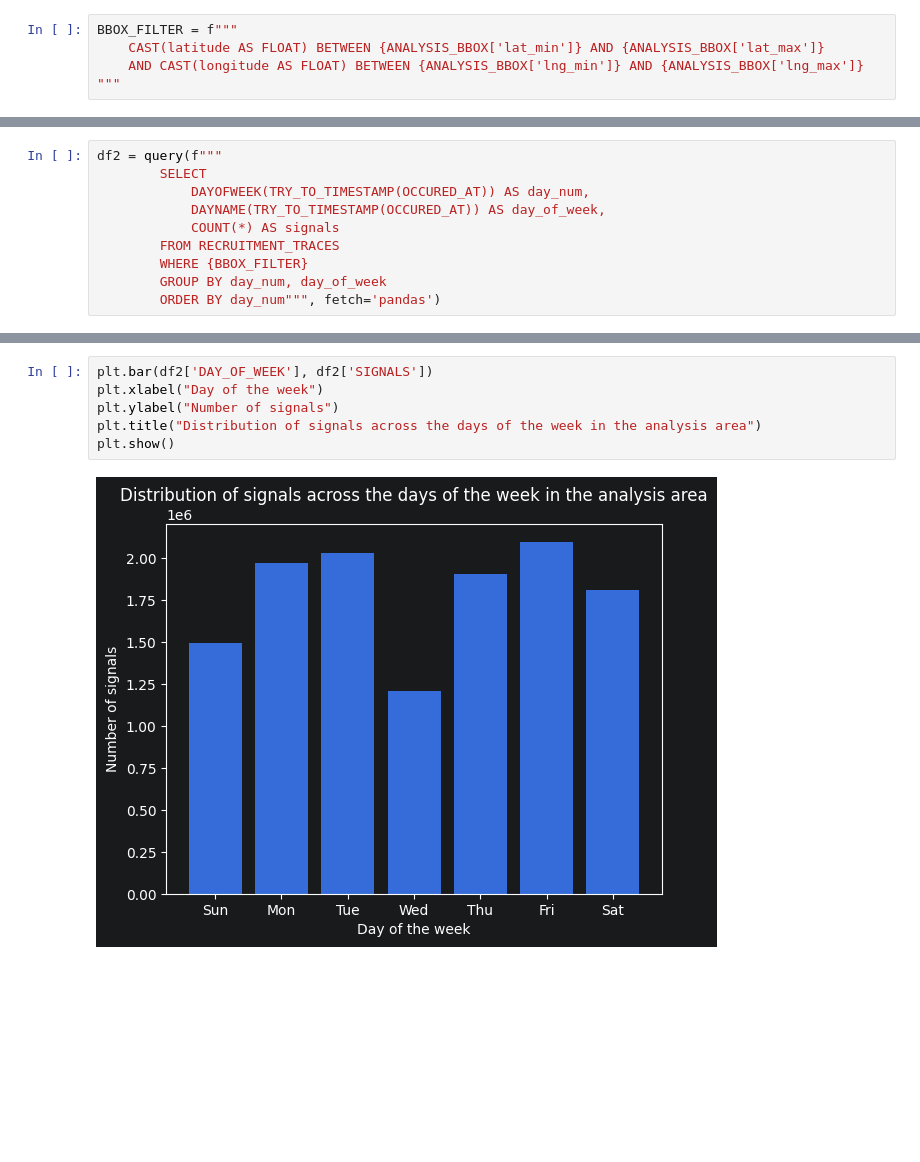
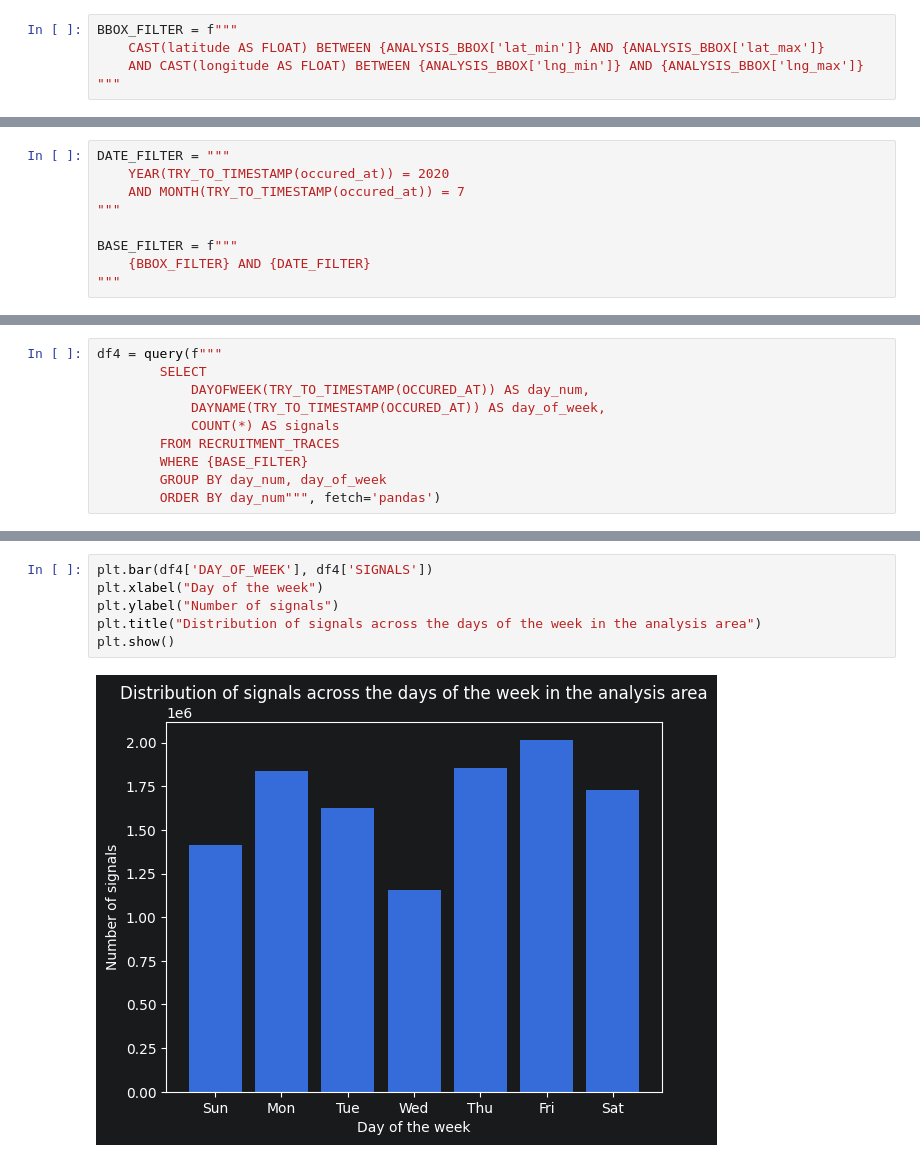
Before and after one commit to JanMatusiak/dataplace-ai-task, a Jupyter notebook: notebooks/01_exploratory_data_analysis.ipynb, the cells around one changed output, grey strips where cells are left out. Drawn from its saved outputs; the diff is of its cells as text; blank space fills up the shorter version.

```diff
--- a/notebooks/01_exploratory_data_analysis.ipynb
+++ b/notebooks/01_exploratory_data_analysis.ipynb
@@ -1216,0 +1246,9 @@ Let;s inspect the time distribution of signals to identify patterns.
+# %%
+DATE_FILTER = """
+    YEAR(TRY_TO_TIMESTAMP(occured_at)) = 2020
+    AND MONTH(TRY_TO_TIMESTAMP(occured_at)) = 7
+"""
+
+BASE_FILTER = f"""
+    {BBOX_FILTER} AND {DATE_FILTER}
+"""
@@ -1255,11 +1318,11 @@ We can see that the number of signals peaks in the morning, at around 6-7, likel
 # %%
-df2 = query(f"""
+df4 = query(f"""
         SELECT
             DAYOFWEEK(TRY_TO_TIMESTAMP(OCCURED_AT)) AS day_num,
             DAYNAME(TRY_TO_TIMESTAMP(OCCURED_AT)) AS day_of_week,
             COUNT(*) AS signals
         FROM RECRUITMENT_TRACES
-        WHERE {BBOX_FILTER}
+        WHERE {BASE_FILTER}
         GROUP BY day_num, day_of_week
         ORDER BY day_num""", fetch='pandas')
 # %%
@@ -1276,9 +1339,9 @@ df2
 # %%
-plt.bar(df2['DAY_OF_WEEK'], df2['SIGNALS'])
+plt.bar(df4['DAY_OF_WEEK'], df4['SIGNALS'])
 plt.xlabel("Day of the week")
 plt.ylabel("Number of signals")
 plt.title("Distribution of signals across the days of the week in the analysis area")
 plt.show()
 # %% [output]
-[figure, old version]
+[figure, new version]
 # %% [markdown]
```
Also changed, not shown: parts of 35 cells of this notebook.
